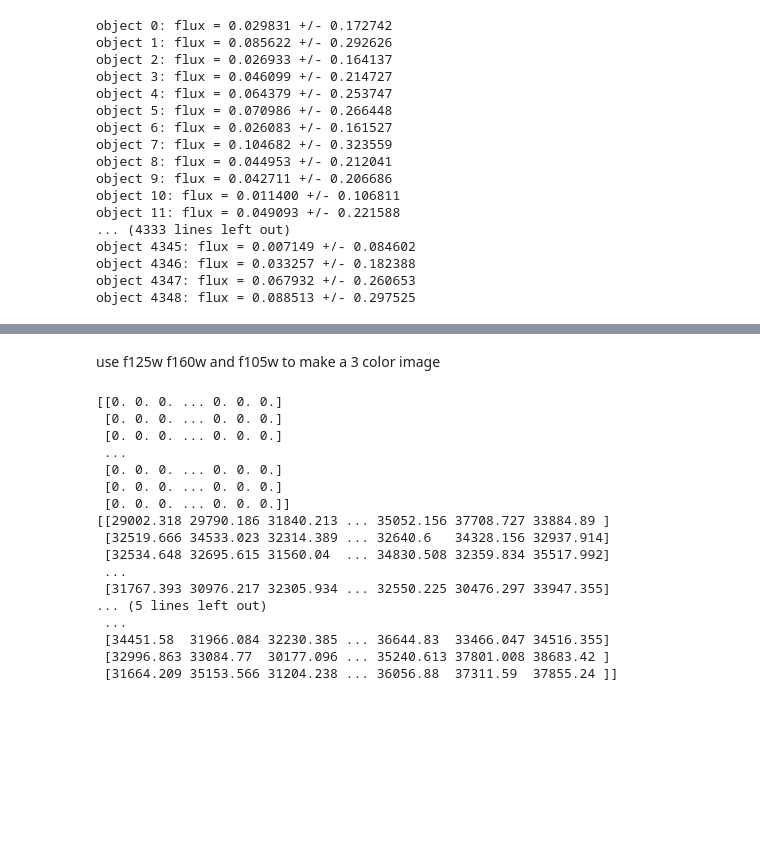
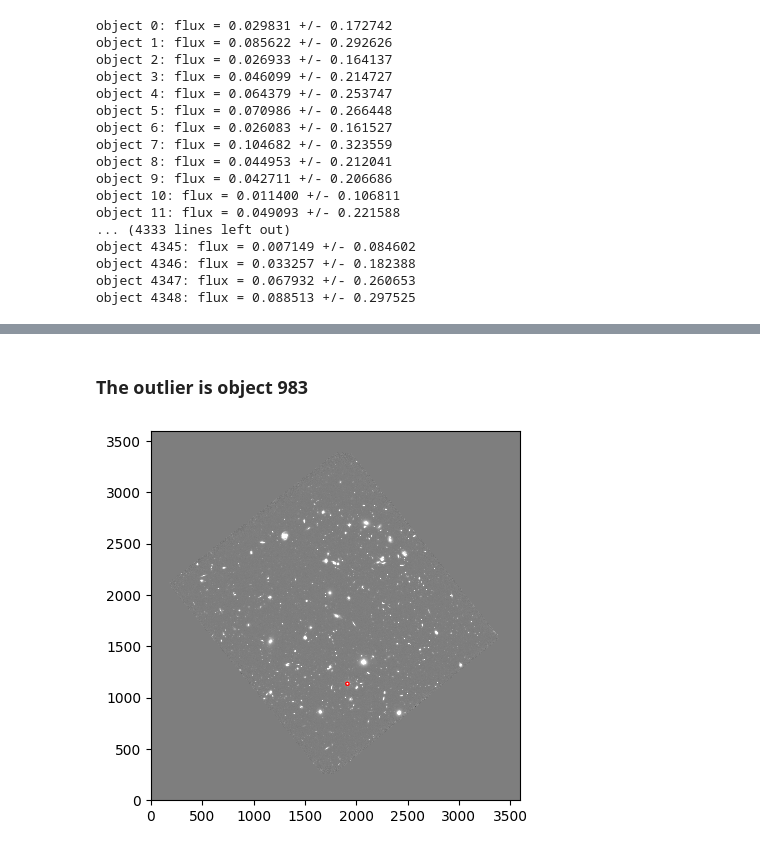
Before and after one commit to kingkap4/ASTR-19-solo-project, a Jupyter notebook: FINAL-PROJECT.ipynb, the cells around one changed output, grey strips where cells are left out. Saved outputs shown, nothing was run; the diff lists cells and outputs as text; code cells hidden in the pictures; blank space fills up the shorter version.

```diff
--- a/FINAL-PROJECT.ipynb
+++ b/FINAL-PROJECT.ipynb
@@ -141,33 +151,23 @@ print(np.std(flux))
-# %% [markdown]
-use f125w f160w and f105w to make a 3 color image
+# %% [markdown]
+### The outlier is object 983
+# %%
+fig, ax = plt.subplots()
+m, s = np.mean(data_sub), np.std(data_sub)
+im = ax.imshow(data_sub , interpolation='nearest' , cmap='gray', vmin=m-s, vmax=m+s, origin='lower')
+for i in [983]:
+    e = Ellipse(xy=(objects['x'][i], objects ['y'][i]), width=6*objects['a'][i], height=6*objects['b'][i], angle=objects['theta'][i] * 180. / np.pi)
+    e.set_facecolor('none')
+    e.set_edgecolor('red')
+    ax.add_artist(e)
+# %% [output]
+[figure, added]
 # %%
-data2 = astropy.io.fits.getdata("f125w.fits")
+data = astropy.io.fits.getdata("f105.fits")
+data = data.byteswap(False).newbyteorder()
+data2 = astropy.io.fits.getdata("f125.fits")
 data2 = data2.byteswap(False).newbyteorder()
-
-data3 = astropy.io.fits.getdata("f160w.fits")
+data3 = astropy.io.fits.getdata("f160.fits")
 data3 = data3.byteswap(False).newbyteorder()
-
-print(data)
-print(data2)
-print(data3)
-# %% [output]
-[[0. 0. 0. ... 0. 0. 0.]
- [0. 0. 0. ... 0. 0. 0.]
- [0. 0. 0. ... 0. 0. 0.]
- ...
- [0. 0. 0. ... 0. 0. 0.]
- [0. 0. 0. ... 0. 0. 0.]
- [0. 0. 0. ... 0. 0. 0.]]
-[[29002.318 29790.186 31840.213 ... 35052.156 37708.727 33884.89 ]
- [32519.666 34533.023 32314.389 ... 32640.6   34328.156 32937.914]
- [32534.648 32695.615 31560.04  ... 34830.508 32359.834 35517.992]
- ...
- [31767.393 30976.217 32305.934 ... 32550.225 30476.297 33947.355]
-... (5 lines left out)
- ...
- [34451.58  31966.084 32230.385 ... 36644.83  33466.047 34516.355]
- [32996.863 33084.77  30177.096 ... 35240.613 37801.008 38683.42 ]
- [31664.209 35153.566 31204.238 ... 36056.88  37311.59  37855.24 ]]
 # %%
 def rescale_image(data):
     pdata_tmp = data.copy()
```
Also changed, not shown: parts of 13 cells of this notebook, 5 other files.
